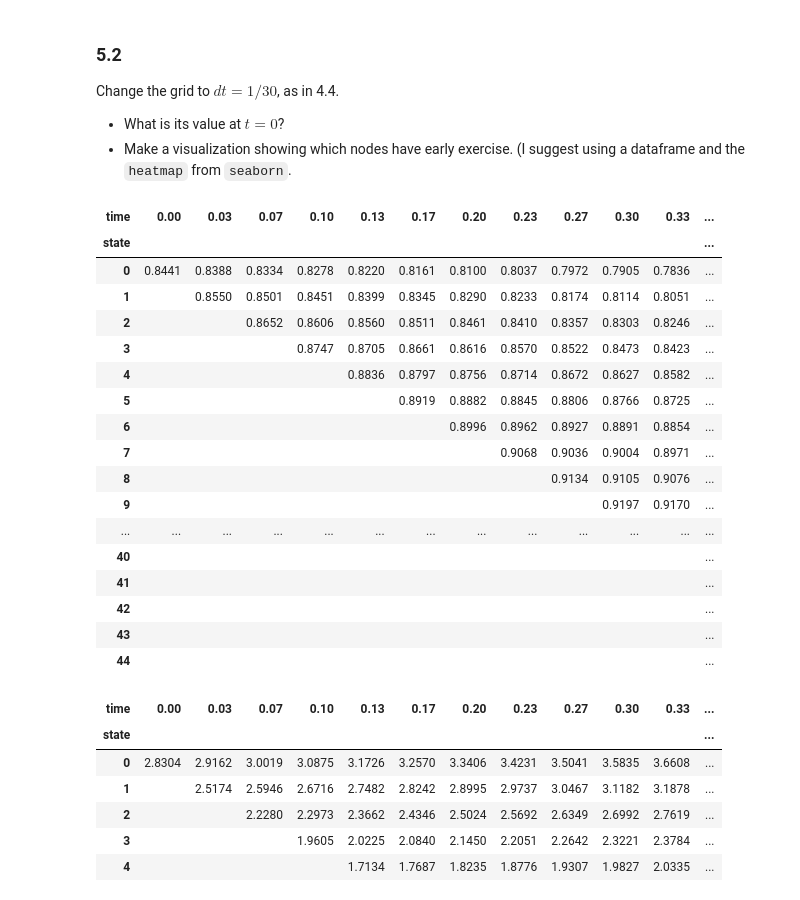
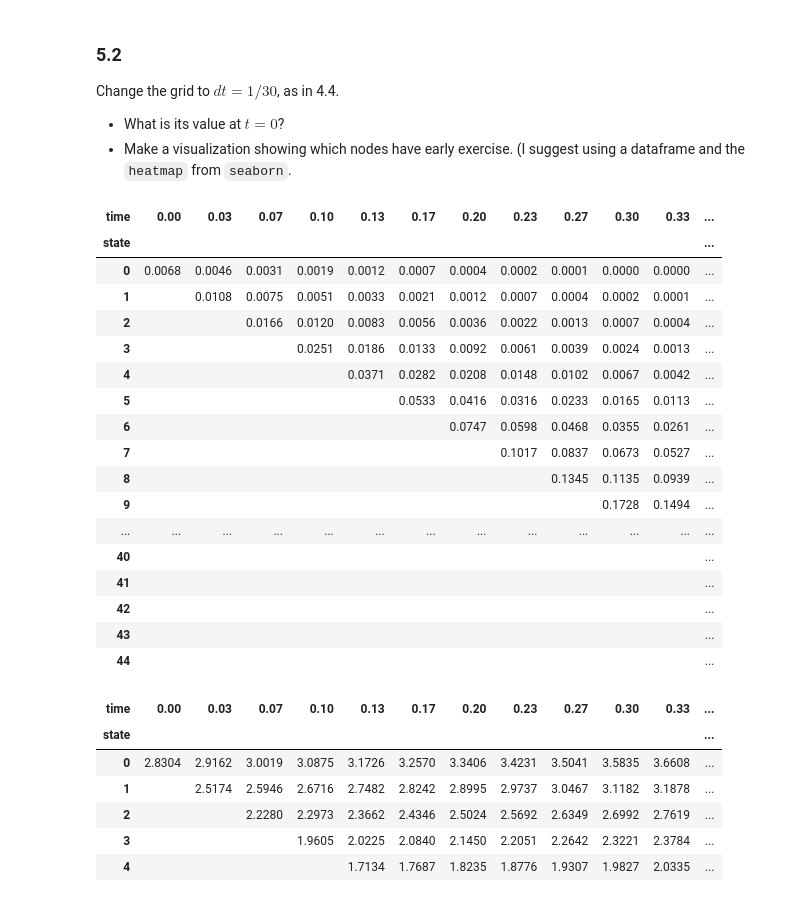
Before and after one commit to nicklewis-16/finm-fiderivs-2024, a Jupyter notebook: homework/Homework 1.ipynb, the cells around one changed output. Drawn from its saved outputs; the diff is of its cells as text; code cells hidden in the pictures.

```diff
--- a/homework/Homework 1.ipynb
+++ b/homework/Homework 1.ipynb
@@ -664,6 +664,8 @@ Use a grid of $dt=.5$.
 * Which nodes would you exercise it early?
 # %% [markdown]
 #### American Call:
+# %%
+EXPIRATION = 1
 # %%
 call_am_derivtree = bintree_pricing(call_payoff, ratetree=rate_tree_multi, undertree = bondtree_multi, pstars=pstars, style = 'american')
 format_bintree(call_am_derivtree, style='{:.4f}')
@@ -708,22 +710,22 @@ Change the grid to $dt=1/30$, as in 4.4.
 * What is its value at $t=0$?
 * Make a visualization showing which nodes have early exercise. (I suggest using a dataframe and the `heatmap` from `seaborn`.
 # %%
-call_am_derivtree_dense = bintree_pricing(call_payoff, ratetree=ratetree_dense,
-                                          undertree = bondtree_dense, pstars=pstars, style = 'american')
+call_am_derivtree_dense = bintree_pricing(call_payoff, ratetree=ratetree_dense.loc[:,:EXPIRATION],
+                                          undertree = bondtree_dense.loc[:,:EXPIRATION], pstars=pstars, style = 'american')
 format_bintree(call_am_derivtree_dense, style='{:.4f}')
 # %% [output]
 | time | 0.00 | 0.03 | 0.07 | 0.10 | 0.13 | 0.17 | 0.20 | 0.23 | 0.27 | 0.30 | 0.33 | ... |
 | state |  |  |  |  |  |  |  |  |  |  |  | ... |
-| 0 | 0.8441 | 0.8388 | 0.8334 | 0.8278 | 0.8220 | 0.8161 | 0.8100 | 0.8037 | 0.7972 | 0.7905 | 0.7836 | ... |
-| 1 |  | 0.8550 | 0.8501 | 0.8451 | 0.8399 | 0.8345 | 0.8290 | 0.8233 | 0.8174 | 0.8114 | 0.8051 | ... |
-| 2 |  |  | 0.8652 | 0.8606 | 0.8560 | 0.8511 | 0.8461 | 0.8410 | 0.8357 | 0.8303 | 0.8246 | ... |
-| 3 |  |  |  | 0.8747 | 0.8705 | 0.8661 | 0.8616 | 0.8570 | 0.8522 | 0.8473 | 0.8423 | ... |
-| 4 |  |  |  |  | 0.8836 | 0.8797 | 0.8756 | 0.8714 | 0.8672 | 0.8627 | 0.8582 | ... |
-| 5 |  |  |  |  |  | 0.8919 | 0.8882 | 0.8845 | 0.8806 | 0.8766 | 0.8725 | ... |
-| 6 |  |  |  |  |  |  | 0.8996 | 0.8962 | 0.8927 | 0.8891 | 0.8854 | ... |
-| 7 |  |  |  |  |  |  |  | 0.9068 | 0.9036 | 0.9004 | 0.8971 | ... |
-| 8 |  |  |  |  |  |  |  |  | 0.9134 | 0.9105 | 0.9076 | ... |
-| 9 |  |  |  |  |  |  |  |  |  | 0.9197 | 0.9170 | ... |
+| 0 | 0.0068 | 0.0046 | 0.0031 | 0.0019 | 0.0012 | 0.0007 | 0.0004 | 0.0002 | 0.0001 | 0.0000 | 0.0000 | ... |
+| 1 |  | 0.0108 | 0.0075 | 0.0051 | 0.0033 | 0.0021 | 0.0012 | 0.0007 | 0.0004 | 0.0002 | 0.0001 | ... |
+| 2 |  |  | 0.0166 | 0.0120 | 0.0083 | 0.0056 | 0.0036 | 0.0022 | 0.0013 | 0.0007 | 0.0004 | ... |
+| 3 |  |  |  | 0.0251 | 0.0186 | 0.0133 | 0.0092 | 0.0061 | 0.0039 | 0.0024 | 0.0013 | ... |
+| 4 |  |  |  |  | 0.0371 | 0.0282 | 0.0208 | 0.0148 | 0.0102 | 0.0067 | 0.0042 | ... |
+| 5 |  |  |  |  |  | 0.0533 | 0.0416 | 0.0316 | 0.0233 | 0.0165 | 0.0113 | ... |
+| 6 |  |  |  |  |  |  | 0.0747 | 0.0598 | 0.0468 | 0.0355 | 0.0261 | ... |
+| 7 |  |  |  |  |  |  |  | 0.1017 | 0.0837 | 0.0673 | 0.0527 | ... |
+| 8 |  |  |  |  |  |  |  |  | 0.1345 | 0.1135 | 0.0939 | ... |
+| 9 |  |  |  |  |  |  |  |  |  | 0.1728 | 0.1494 | ... |
 | ... | ... | ... | ... | ... | ... | ... | ... | ... | ... | ... | ... | ... |
 | 40 |  |  |  |  |  |  |  |  |  |  |  | ... |
 | 41 |  |  |  |  |  |  |  |  |  |  |  | ... |
```
Also changed, not shown: parts of 2 cells of this notebook.
